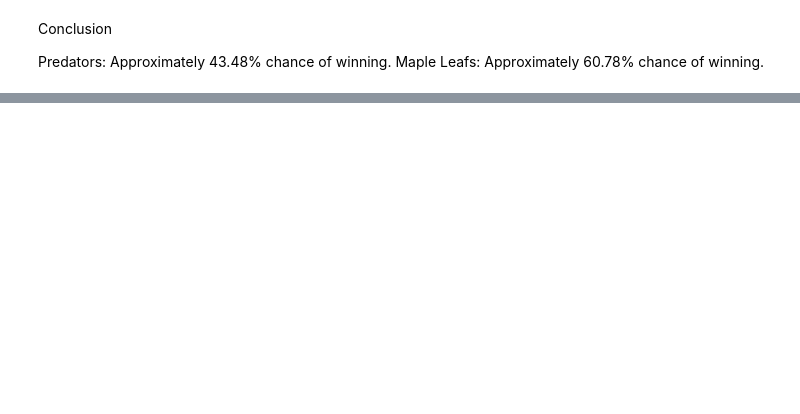
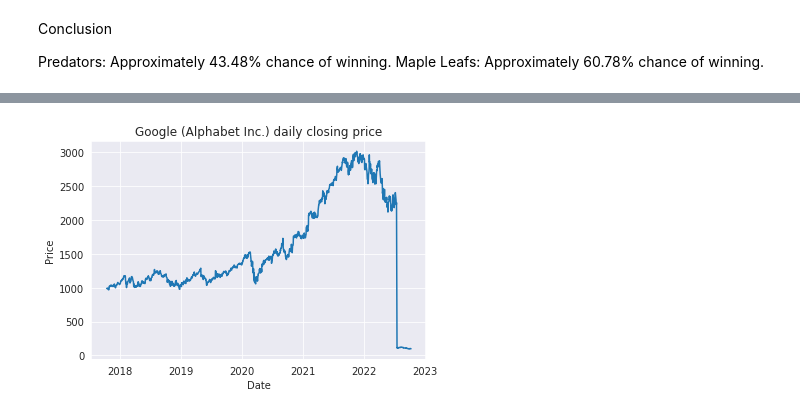
Before and after one commit to Bborub/baseball, a Jupyter notebook: NHL_workbook_ao_DEC24.ipynb, the cells around one changed output, grey strips where cells are left out. Drawn from its saved outputs; the diff is of its cells as text; code cells hidden in the pictures; blank space fills up the shorter version.

```diff
--- a/NHL_workbook_ao_DEC24.ipynb
+++ b/NHL_workbook_ao_DEC24.ipynb
@@ -1648,0 +2043,10 @@ Maple Leafs: Approximately 60.78% chance of winning.
+# %%
+plt.plot(df2['close'])
+
+plt.xlabel('Date')
+plt.ylabel('Price')
+plt.title('Google (Alphabet Inc.) daily closing price')
+
+plt.show()
+# %% [output]
+[figure, added]
```
Also changed, not shown: parts of 40 cells of this notebook.
